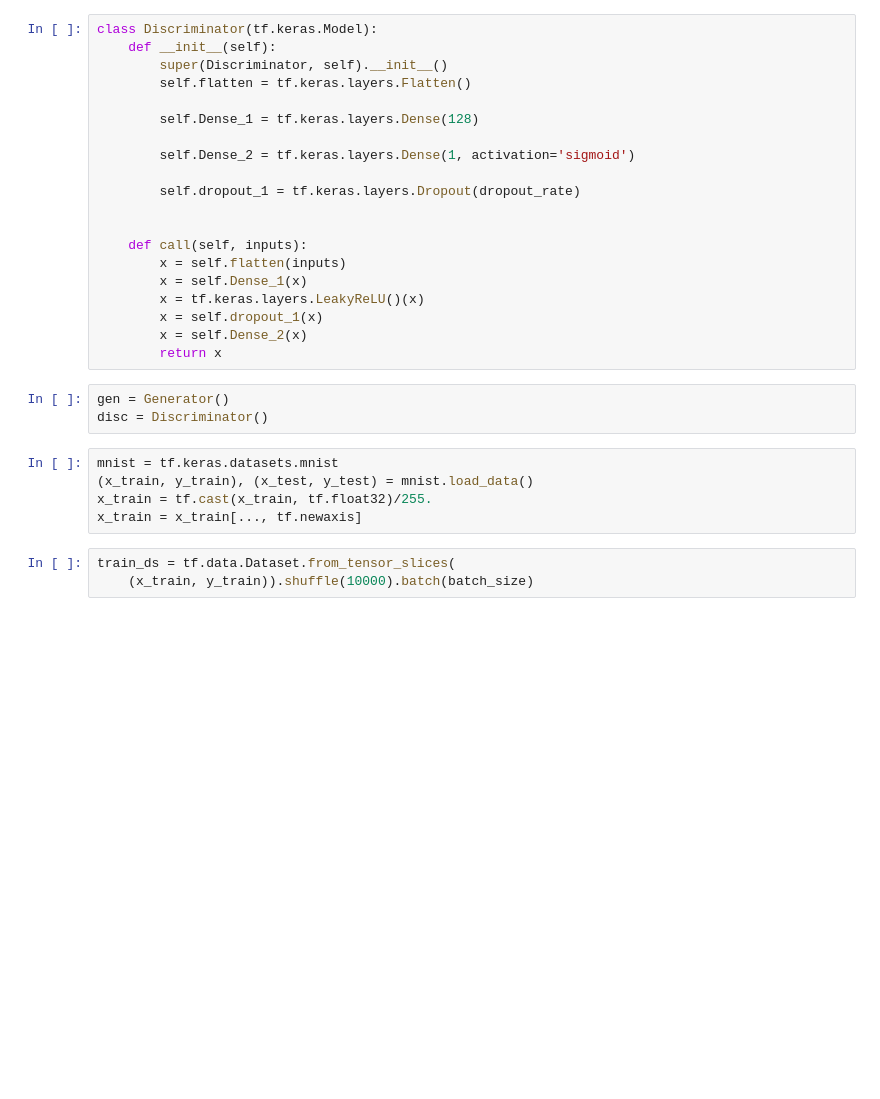
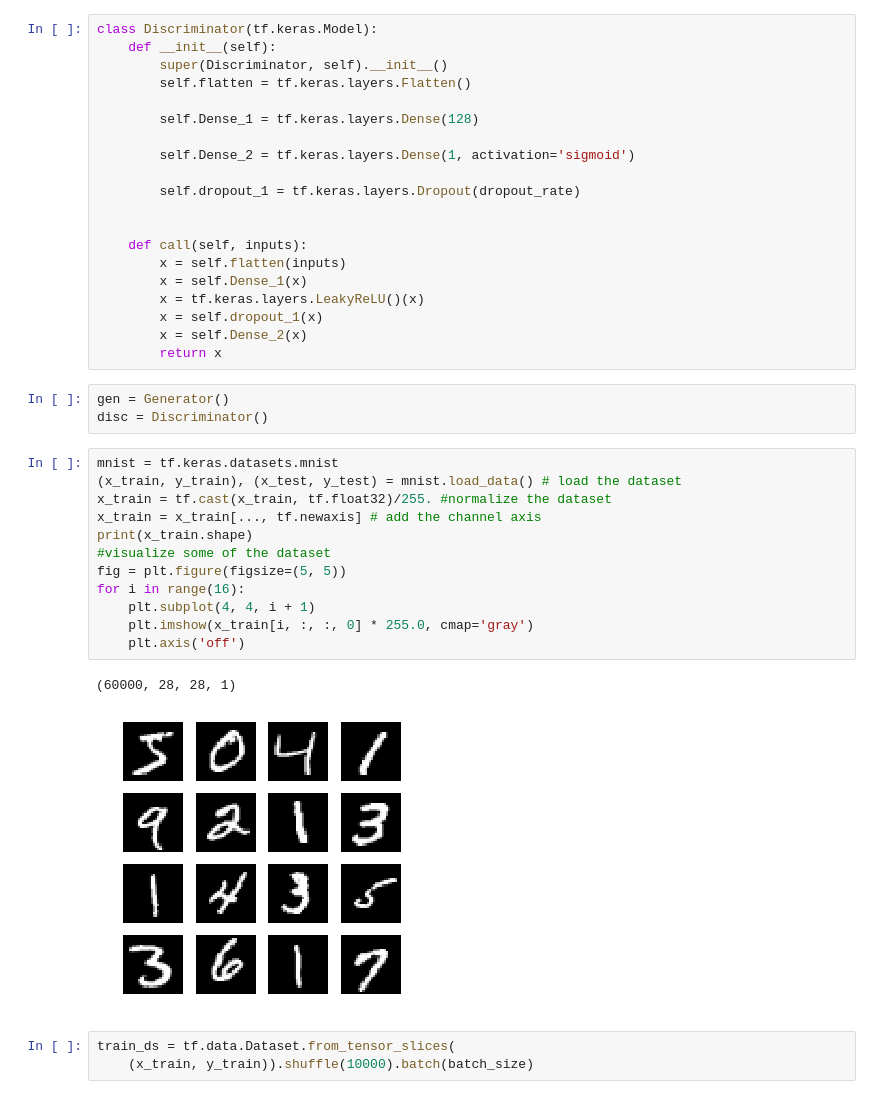
Before and after one commit to afakharany93/GAN-tutorial, a Jupyter notebook: GAN_tutorial.ipynb, the cells around one changed output. Saved outputs shown, nothing was run; the diff lists cells and outputs as text; blank space fills up the shorter version.

```diff
--- a/GAN_tutorial.ipynb
+++ b/GAN_tutorial.ipynb
@@ -64,9 +64,19 @@ gen = Generator()
 disc = Discriminator()
 # %%
 mnist = tf.keras.datasets.mnist
-(x_train, y_train), (x_test, y_test) = mnist.load_data()
-x_train = tf.cast(x_train, tf.float32)/255.
-x_train = x_train[..., tf.newaxis]
+(x_train, y_train), (x_test, y_test) = mnist.load_data() # load the dataset
+x_train = tf.cast(x_train, tf.float32)/255. #normalize the dataset
+x_train = x_train[..., tf.newaxis] # add the channel axis
+print(x_train.shape)
+#visualize some of the dataset
+fig = plt.figure(figsize=(5, 5))
+for i in range(16):
+    plt.subplot(4, 4, i + 1)
+    plt.imshow(x_train[i, :, :, 0] * 255.0, cmap='gray')
+    plt.axis('off')
+# %% [output]
+(60000, 28, 28, 1)
+[figure, added]
 # %%
 train_ds = tf.data.Dataset.from_tensor_slices(
     (x_train, y_train)).shuffle(10000).batch(batch_size)
```
Also changed, not shown: parts of 3 cells of this notebook, 20 other files.
